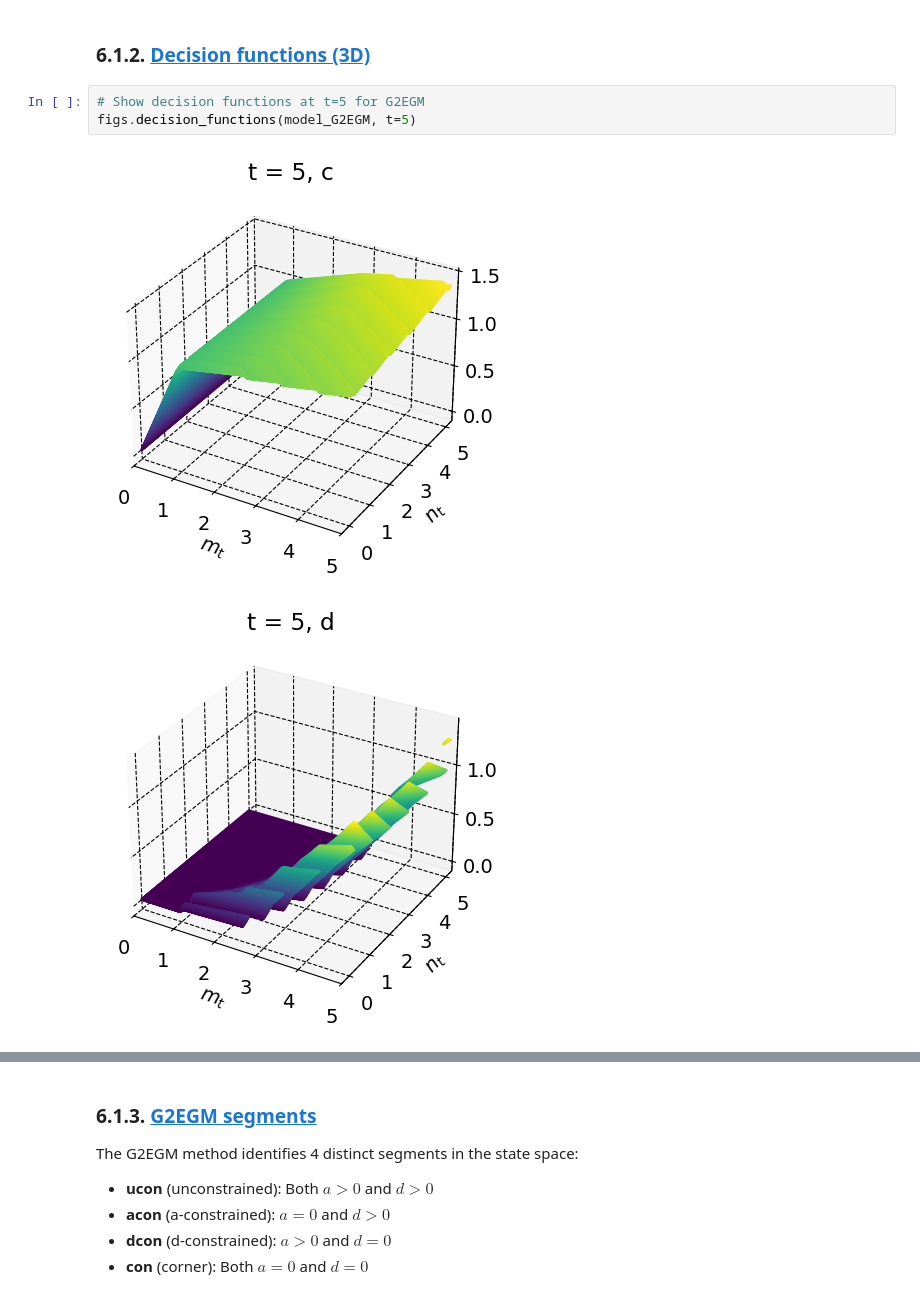
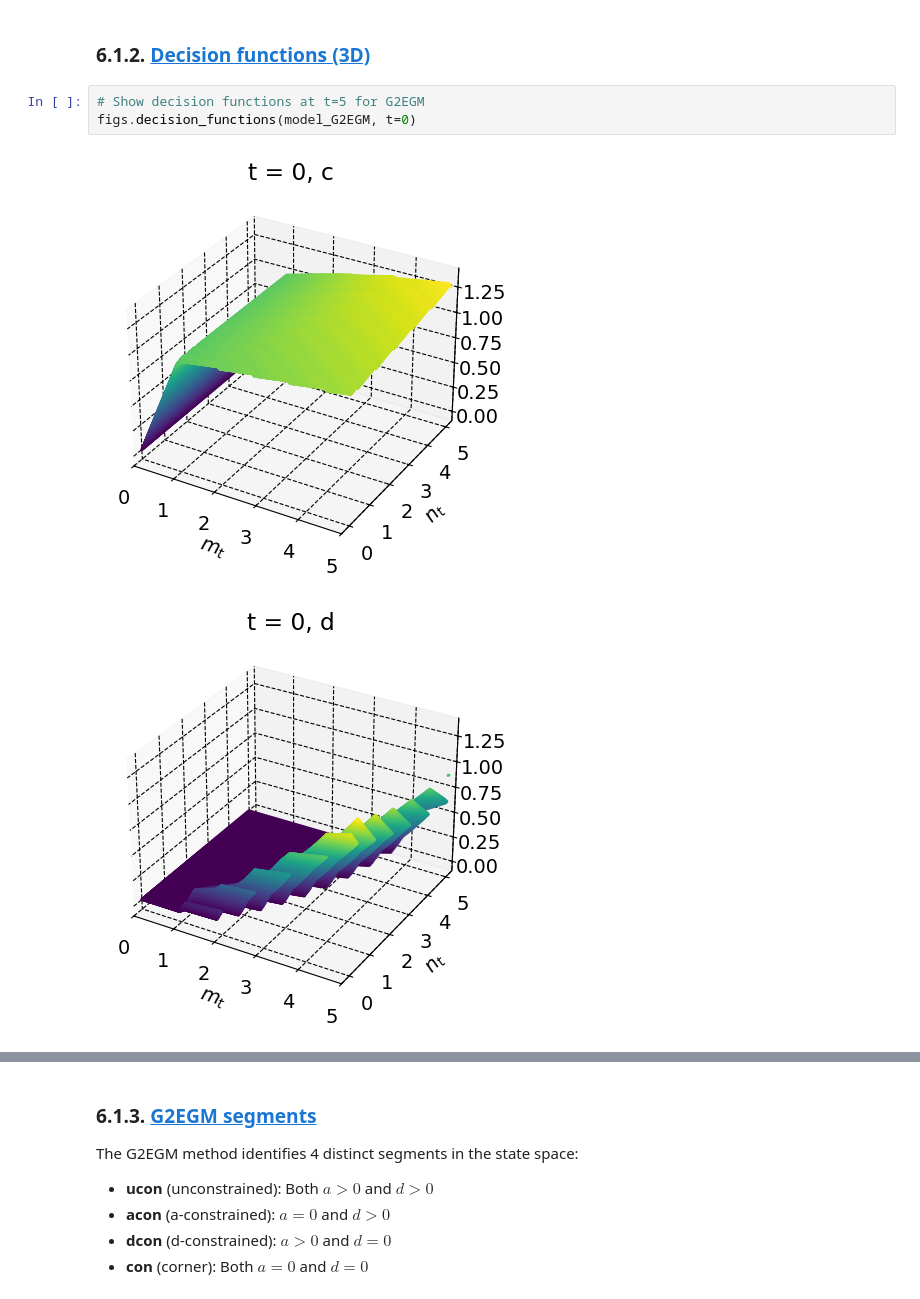
Before and after one commit to alanlujan91/ConsumptionSavingNotebooks, a Jupyter notebook: 03. G2EGM/01. G2EGM vs NEGM.ipynb, the cells around one changed output, grey strips where cells are left out. Drawn from its saved outputs; the diff is of its cells as text.

```diff
--- a/03. G2EGM/01. G2EGM vs NEGM.ipynb
+++ b/03. G2EGM/01. G2EGM vs NEGM.ipynb
@@ -124,7 +125,7 @@ figs.retirement(model_G2EGM)
 ### 6.1.2. <a id='toc6_1_2_'></a>[Decision functions (3D)](#toc0_)
 # %%
 # Show decision functions at t=5 for G2EGM
-figs.decision_functions(model_G2EGM, t=5)
+figs.decision_functions(model_G2EGM, t=0)
 # %% [output]
-[figure, old version]
+[figure, new version]
-[figure, old version]
+[figure, new version]
```
Also changed, not shown: parts of 8 cells of this notebook, 11 other files.
